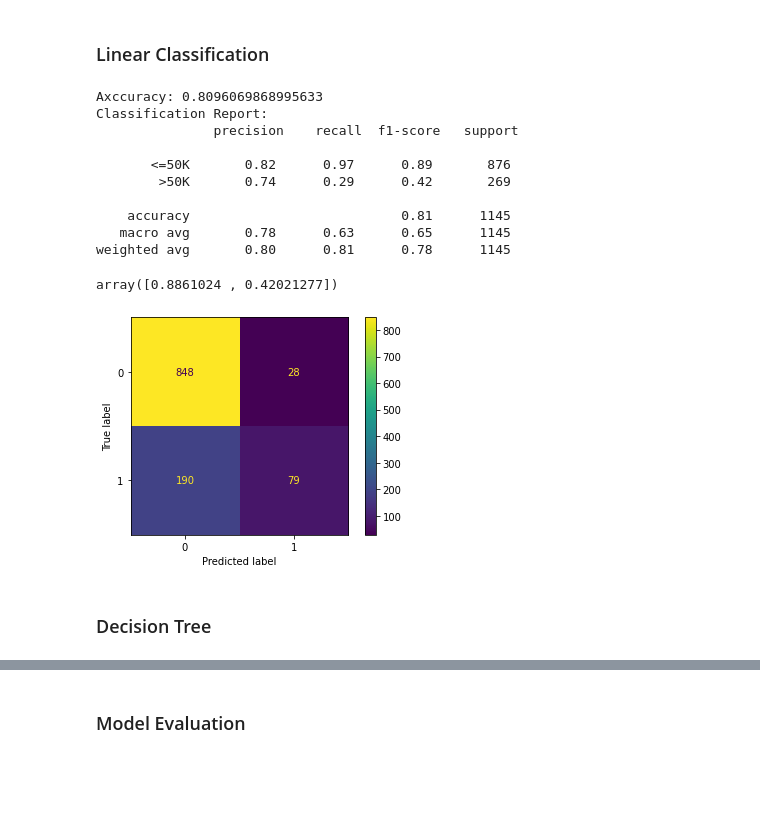
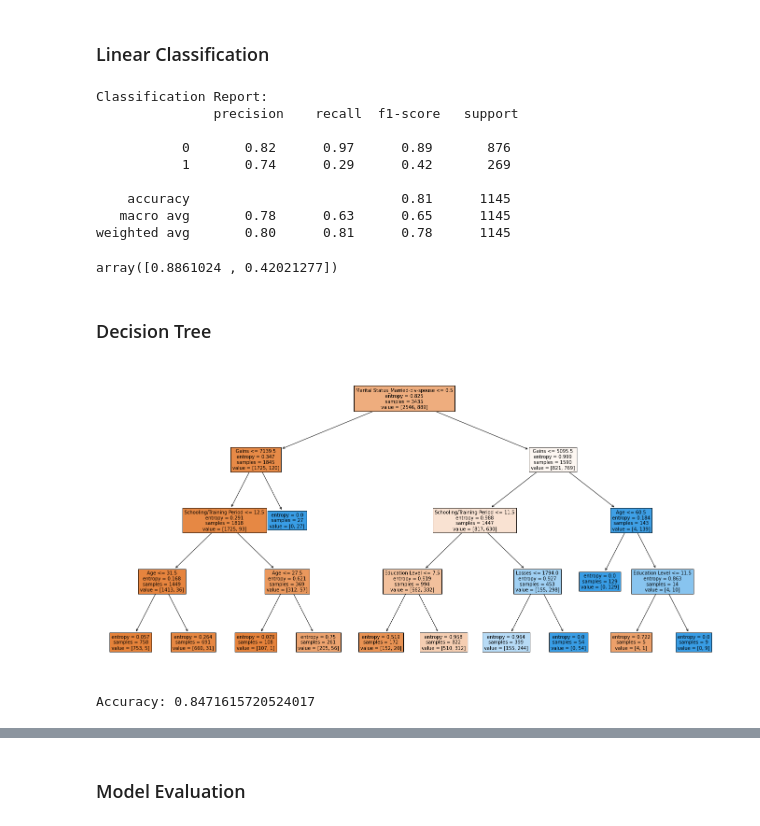
Before and after one commit to lucashoeft/Intelligent-Data-Analysis-Project, a Jupyter notebook: Intelligent-Data-Analysis-Project.ipynb, the cells around one changed output, grey strips where cells are left out. Drawn from its saved outputs; the diff is of its cells as text; code cells hidden in the pictures; blank space fills up the shorter version.

```diff
--- a/Intelligent-Data-Analysis-Project.ipynb
+++ b/Intelligent-Data-Analysis-Project.ipynb
@@ -236,7 +238,7 @@ one_hot_columns = ['Employment Type', 'Marital Status', 'Employment Area', 'Part
 income_labeled = pd.get_dummies(income_labeled, columns=one_hot_columns)
 # %%
 # Transform Target Variable to Numeric
-# income_labeled['Income'].replace(['<=50K', '>50K'], [0, 1], inplace=True)
+income_labeled['Income'].replace(['<=50K', '>50K'], [0, 1], inplace=True)
 
 # Not needed as sklearn transforms the target variable internally to a numeric data type
 # %%
@@ -326,7 +328,6 @@ from sklearn.metrics import ConfusionMatrixDisplay
 from sklearn.metrics import classification_report
 from sklearn.metrics import plot_roc_curve
 
-
 # gamma=10,
 # C=1
 clf_svm = svm.SVC(random_state=42)
@@ -334,25 +335,16 @@ clf_svm.fit(income_X_train, income_y_train)
 
 income_y_pred_svm = clf_svm.predict(income_X_test)
 
-print("Axccuracy:", accuracy_score(income_y_test, income_y_pred_svm))
-
-confusion_matrix = confusion_matrix(income_y_test, income_y_pred_svm)
-as11 = ConfusionMatrixDisplay(confusion_matrix)
-as11.plot()
-
-print("Classification Report:\n", classification_report(income_y_test, income_y_pred_svm))
 
 f1_score(income_y_test, income_y_pred_svm, average=None)
 # %% [output]
-Axccuracy: 0.8096069868995633
 Classification Report:
                precision    recall  f1-score   support
 
-       <=50K       0.82      0.97      0.89       876
-        >50K       0.74      0.29      0.42       269
+           0       0.82      0.97      0.89       876
+           1       0.74      0.29      0.42       269
 
     accuracy                           0.81      1145
    macro avg       0.78      0.63      0.65      1145
 weighted avg       0.80      0.81      0.78      1145
 array([0.8861024 , 0.42021277])
-[figure, removed]
@@ -364,18 +353,22 @@ plt.show()
 # %%
 from sklearn import tree
 
 # Split Criteria = Entropy
-clf_dt = tree.DecisionTreeClassifier(criterion='entropy', random_state=42)
+clf_dt = tree.DecisionTreeClassifier(criterion='entropy', max_depth=4, random_state=42)
 clf_dt = clf_dt.fit(income_X_train, income_y_train)
 
 # Visualize Decision Tree
 plt.figure(figsize=(24,12))
-tree.plot_tree(clf_dt, max_depth=4, fontsize=10, feature_names=income_X_train.columns, filled=True, class_names=income_y_train.unique())
+# Add classnames later again
+tree.plot_tree(clf_dt, max_depth=4, fontsize=10, feature_names=income_X_train.columns, filled=True)
 plt.show()
 
 income_y_pred_dt = clf_dt.predict(income_X_test)
 
 print("Accuracy:", accuracy_score(income_y_test, income_y_pred_dt))
+# %% [output]
+[figure, added]
+Accuracy: 0.8471615720524017
 # %%
 feature_importance_dt = pd.Series(clf_dt.feature_importances_,index=income_X_train.columns).sort_values(ascending=False).head(10)
 
```
Also changed, not shown: parts of 14 cells of this notebook.
